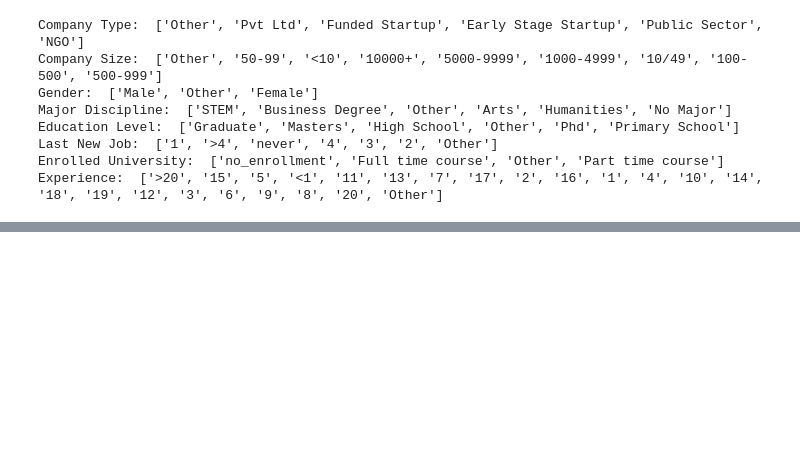
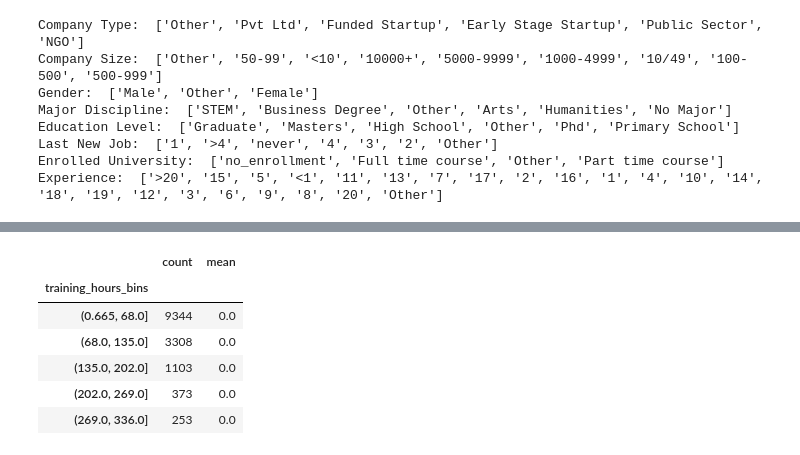
Before and after one commit to fachri34/Final-Project-Data-Science, a Jupyter notebook: regression.ipynb, the cells around one changed output, grey strips where cells are left out. Saved outputs shown, nothing was run; the diff lists cells and outputs as text; code cells hidden in the pictures; blank space fills up the shorter version.

```diff
--- a/regression.ipynb
+++ b/regression.ipynb
@@ -252,0 +292,12 @@ Experience:  ['>20', '15', '5', '<1', '11', '13', '7', '17', '2', '16', '1', '4'
+# %%
+df_train['training_hours_bins'] = pd.cut(df['training_hours'],5)
+# %%
+df_train.groupby('training_hours_bins',dropna=False)['target'].agg(['count','mean'])
+# %% [output]
+|  | count | mean |
+| training_hours_bins |  |  |
+| (0.665, 68.0] | 9344 | 0.0 |
+| (68.0, 135.0] | 3308 | 0.0 |
+| (135.0, 202.0] | 1103 | 0.0 |
+| (202.0, 269.0] | 373 | 0.0 |
+| (269.0, 336.0] | 253 | 0.0 |
```
Also changed, not shown: parts of 6 cells of this notebook.
